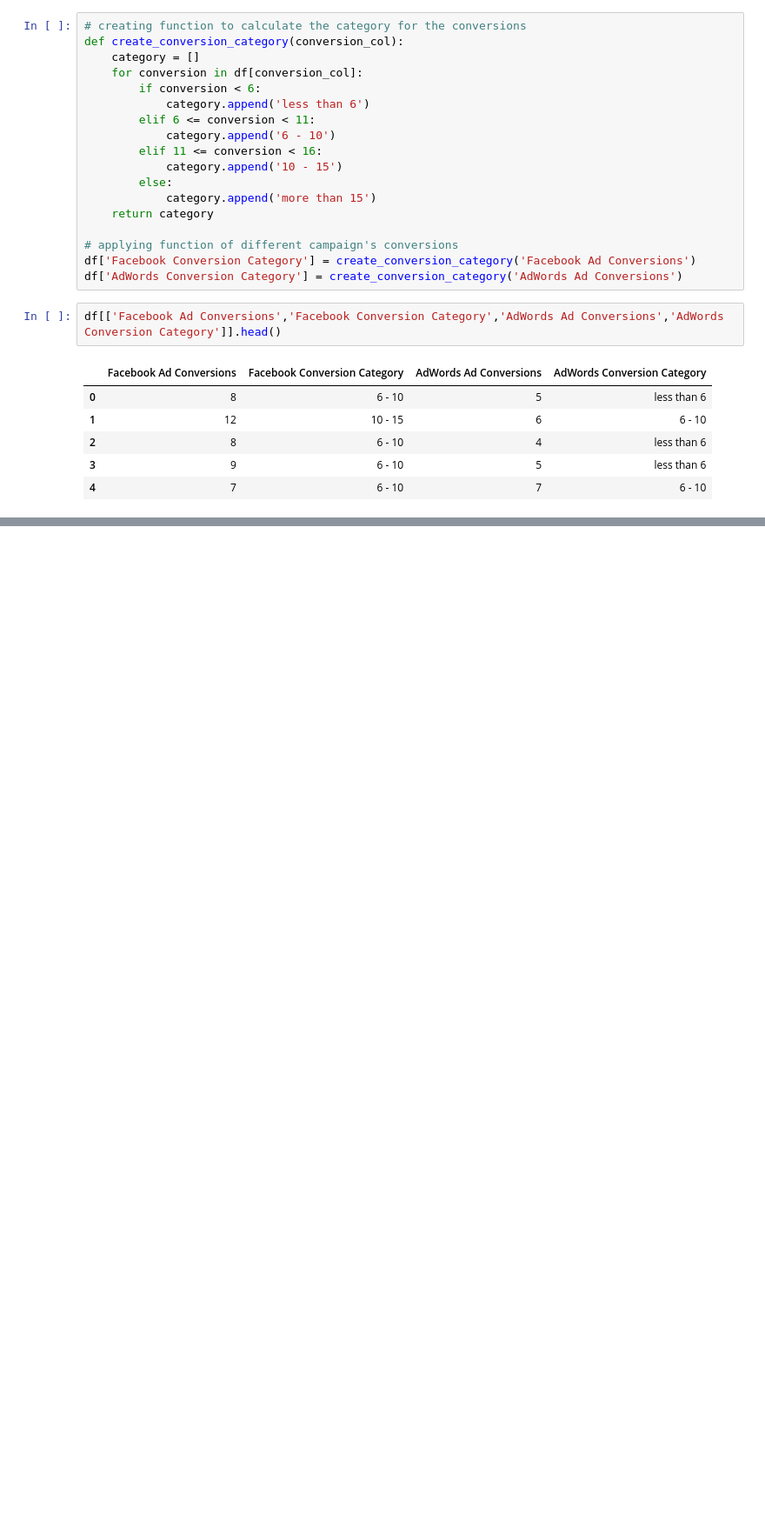
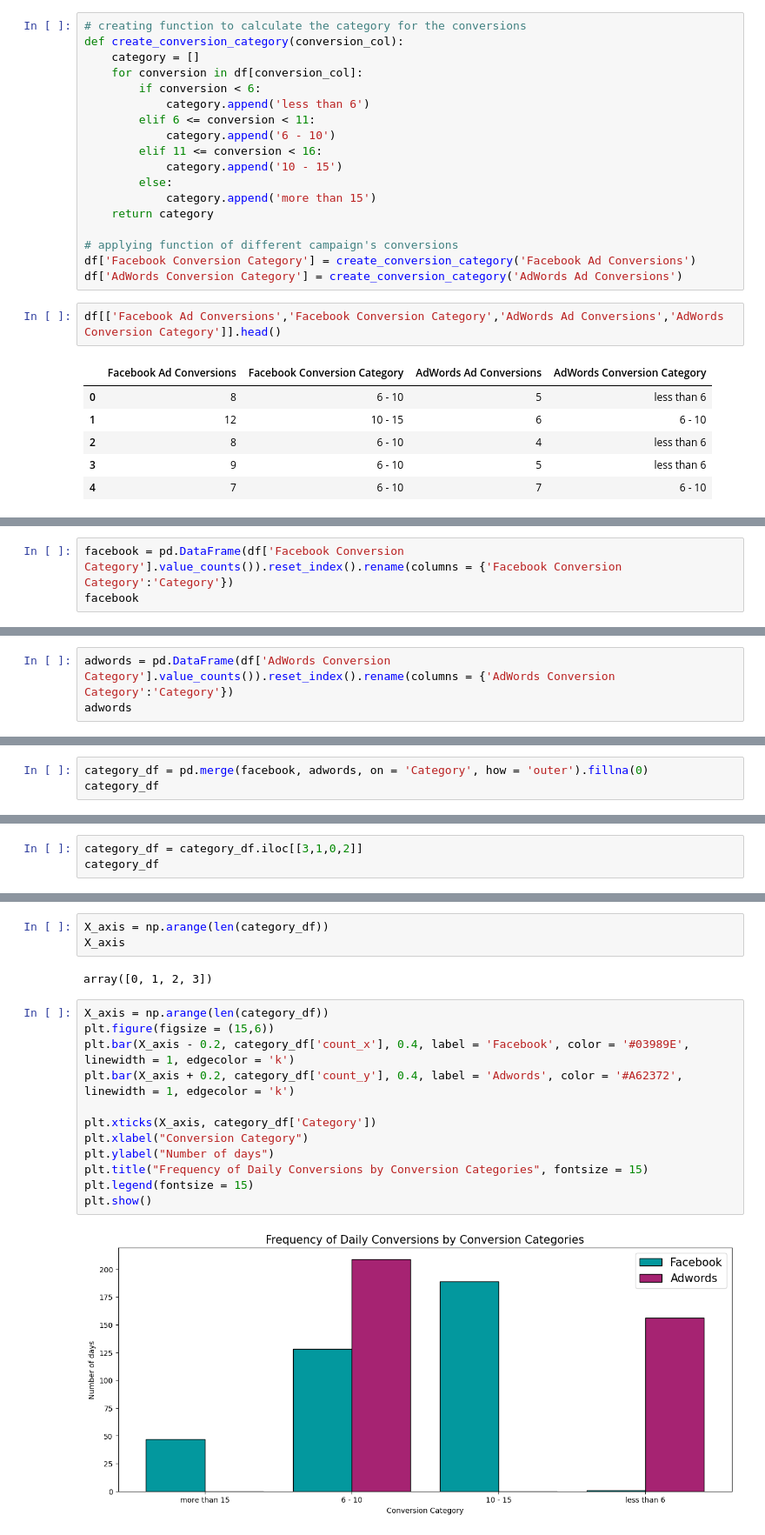
Before and after one commit to Engineer-purvesh18/A-B-Testing, a Jupyter notebook: main.ipynb, the cells around one changed output, grey strips where cells are left out. Shown at 87% size. Saved outputs shown, nothing was run; the diff lists cells and outputs as text; blank space fills up the shorter version.

```diff
--- a/main.ipynb
+++ b/main.ipynb
@@ -145,0 +155,3 @@ df[['Facebook Ad Conversions','Facebook Conversion Category','AdWords Ad Convers
+# %%
+facebook = pd.DataFrame(df['Facebook Conversion Category'].value_counts()).reset_index().rename(columns = {'Facebook Conversion Category':'Category'})
+facebook
@@ -145,0 +171,3 @@ df[['Facebook Ad Conversions','Facebook Conversion Category','AdWords Ad Convers
+# %%
+adwords = pd.DataFrame(df['AdWords Conversion Category'].value_counts()).reset_index().rename(columns = {'AdWords Conversion Category':'Category'})
+adwords
@@ -145,0 +178,3 @@ df[['Facebook Ad Conversions','Facebook Conversion Category','AdWords Ad Convers
+# %%
+category_df = pd.merge(facebook, adwords, on = 'Category', how = 'outer').fillna(0)
+category_df
@@ -145,0 +187,3 @@ df[['Facebook Ad Conversions','Facebook Conversion Category','AdWords Ad Convers
+# %%
+category_df = category_df.iloc[[3,1,0,2]]
+category_df
@@ -145,0 +196,19 @@ df[['Facebook Ad Conversions','Facebook Conversion Category','AdWords Ad Convers
+# %%
+X_axis = np.arange(len(category_df))
+X_axis
+# %% [output]
+array([0, 1, 2, 3])
+# %%
+X_axis = np.arange(len(category_df))
+plt.figure(figsize = (15,6))
+plt.bar(X_axis - 0.2, category_df['count_x'], 0.4, label = 'Facebook', color = '#03989E', linewidth = 1, edgecolor = 'k')
+plt.bar(X_axis + 0.2, category_df['count_y'], 0.4, label = 'Adwords', color = '#A62372', linewidth = 1, edgecolor = 'k')
+
+plt.xticks(X_axis, category_df['Category'])
+plt.xlabel("Conversion Category")
+plt.ylabel("Number of days")
+plt.title("Frequency of Daily Conversions by Conversion Categories", fontsize = 15)
+plt.legend(fontsize = 15)
+plt.show()
+# %% [output]
+[figure, added]
```
Also changed, not shown: parts of 11 cells of this notebook.
